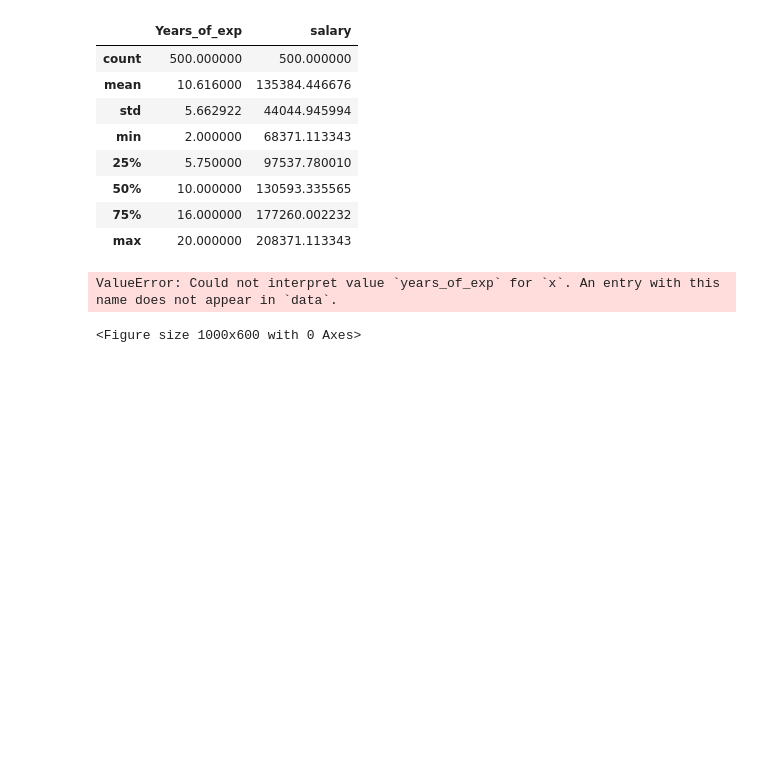
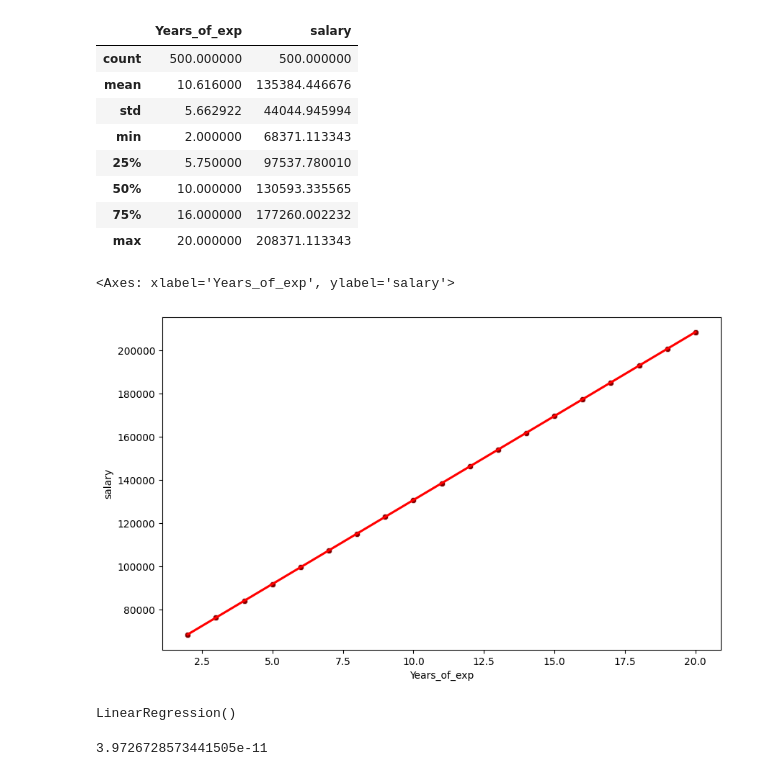
Before and after one commit to GurmaanSidhu/machine-learning-predictive-models, a Jupyter notebook: eperiments/linear-regression/project-1.ipynb, the cells around one changed output. Cells and saved outputs as stored; diff of their text form; code cells hidden in the pictures; blank space fills up the shorter version.

```diff
--- a/eperiments/linear-regression/project-1.ipynb
+++ b/eperiments/linear-regression/project-1.ipynb
@@ -33,7 +33,8 @@ df.describe()
 | max | 20.000000 | 208371.113343 |
 # %%
 plt.figure(figsize=(10,6))
-sns.scatterplot(x="years_of_exp", y="salary", data = df, color = 'maroon')
+sns.scatterplot(x="Years_of_exp", y="salary", data = df, color = 'maroon')
+sns.regplot(x='Years_of_exp', y = 'salary', data = df, scatter = False, color='red')
 # %% [output]
-ValueError: Could not interpret value `years_of_exp` for `x`. An entry with this name does not appear in `data`.
+<Axes: xlabel='Years_of_exp', ylabel='salary'>
-<Figure size 1000x600 with 0 Axes>
+[figure, added]
@@ -39,0 +47,5 @@ ValueError: Could not interpret value `years_of_exp` for `x`. An entry with this
+# %%
+lr = LinearRegression()
+lr.fit(X_train, y_train)
+# %% [output]
+LinearRegression()
@@ -39,0 +55,4 @@ ValueError: Could not interpret value `years_of_exp` for `x`. An entry with this
+# %%
+mean_absolute_error(y_test, y_pred)
+# %% [output]
+3.9726728573441505e-11
```
Also changed, not shown: parts of 7 cells of this notebook.
